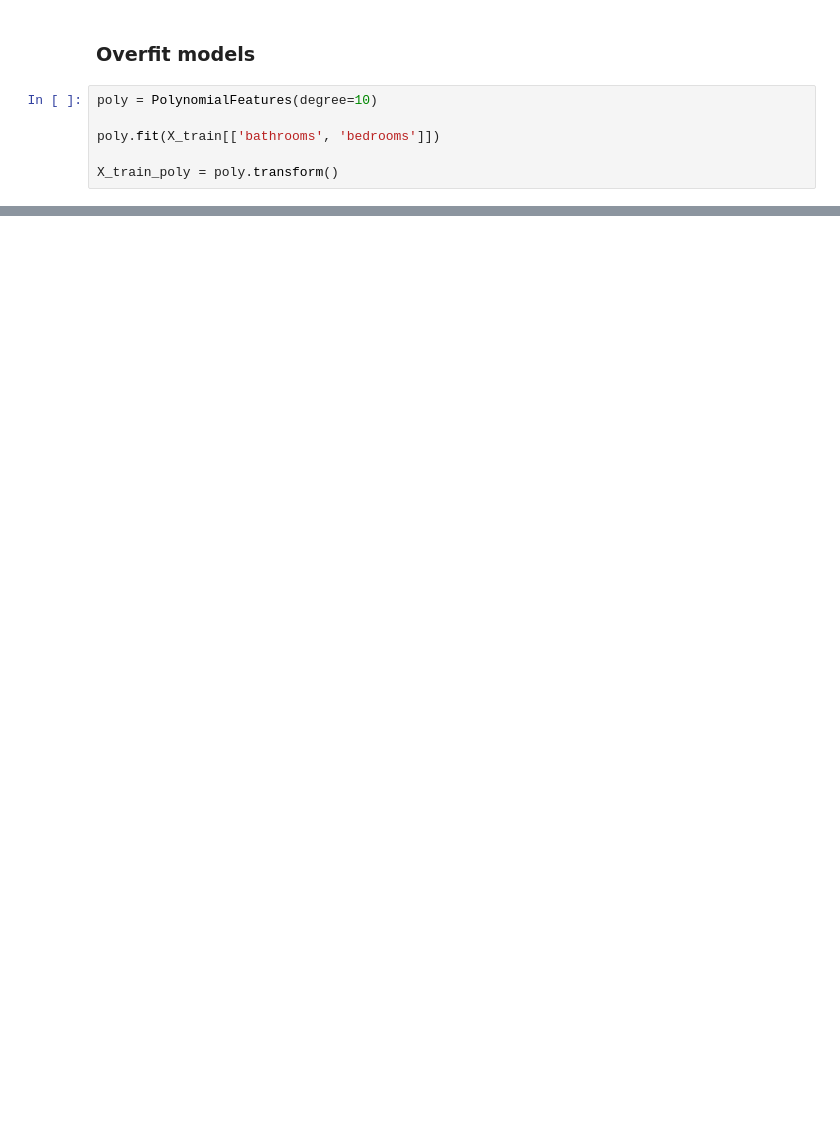
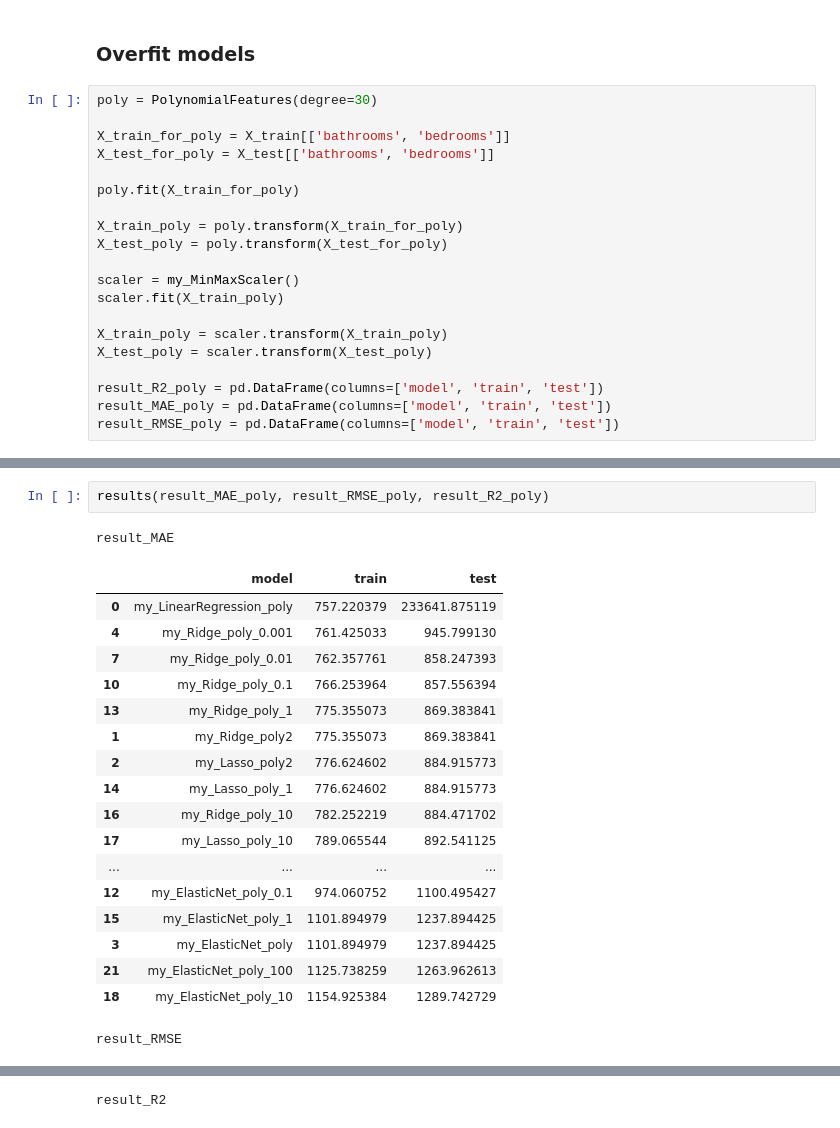
Before and after one commit to apkinalbert/school21_ML2_Supervised_learning, a Jupyter notebook: src/2_ml.ipynb, the cells around one changed output, grey strips where cells are left out. Cells and saved outputs as stored; diff of their text form; blank space fills up the shorter version.

```diff
--- a/src/2_ml.ipynb
+++ b/src/2_ml.ipynb
@@ -490,8 +513,22 @@ result_R2
 # %% [markdown]
 ### Overfit models
 # %%
-poly = PolynomialFeatures(degree=10)
+poly = PolynomialFeatures(degree=30)
 
-poly.fit(X_train[['bathrooms', 'bedrooms']])
+X_train_for_poly = X_train[['bathrooms', 'bedrooms']]
+X_test_for_poly = X_test[['bathrooms', 'bedrooms']]
 
-X_train_poly = poly.transform()
+poly.fit(X_train_for_poly)
+
+X_train_poly = poly.transform(X_train_for_poly)
+X_test_poly = poly.transform(X_test_for_poly)
+
+scaler = my_MinMaxScaler()
+scaler.fit(X_train_poly)
+
+X_train_poly = scaler.transform(X_train_poly)
+X_test_poly = scaler.transform(X_test_poly)
+
+result_R2_poly = pd.DataFrame(columns=['model', 'train', 'test'])
+result_MAE_poly = pd.DataFrame(columns=['model', 'train', 'test'])
+result_RMSE_poly = pd.DataFrame(columns=['model', 'train', 'test'])
@@ -526,0 +590,22 @@ Name: bedrooms, Length: 48379, dtype: int64
+# %%
+results(result_MAE_poly, result_RMSE_poly, result_R2_poly)
+# %% [output]
+result_MAE
+|  | model | train | test |
+| 0 | my_LinearRegression_poly | 757.220379 | 233641.875119 |
+| 4 | my_Ridge_poly_0.001 | 761.425033 | 945.799130 |
+| 7 | my_Ridge_poly_0.01 | 762.357761 | 858.247393 |
+| 10 | my_Ridge_poly_0.1 | 766.253964 | 857.556394 |
+| 13 | my_Ridge_poly_1 | 775.355073 | 869.383841 |
+| 1 | my_Ridge_poly2 | 775.355073 | 869.383841 |
+| 2 | my_Lasso_poly2 | 776.624602 | 884.915773 |
+| 14 | my_Lasso_poly_1 | 776.624602 | 884.915773 |
+| 16 | my_Ridge_poly_10 | 782.252219 | 884.471702 |
+| 17 | my_Lasso_poly_10 | 789.065544 | 892.541125 |
+| ... | ... | ... | ... |
+| 12 | my_ElasticNet_poly_0.1 | 974.060752 | 1100.495427 |
+| 15 | my_ElasticNet_poly_1 | 1101.894979 | 1237.894425 |
+| 3 | my_ElasticNet_poly | 1101.894979 | 1237.894425 |
+| 21 | my_ElasticNet_poly_100 | 1125.738259 | 1263.962613 |
+| 18 | my_ElasticNet_poly_10 | 1154.925384 | 1289.742729 |
+result_RMSE
@@ -526,0 +629 @@ Name: bedrooms, Length: 48379, dtype: int64
+result_R2
```
Also changed, not shown: parts of 35 cells of this notebook, 1 other file.
